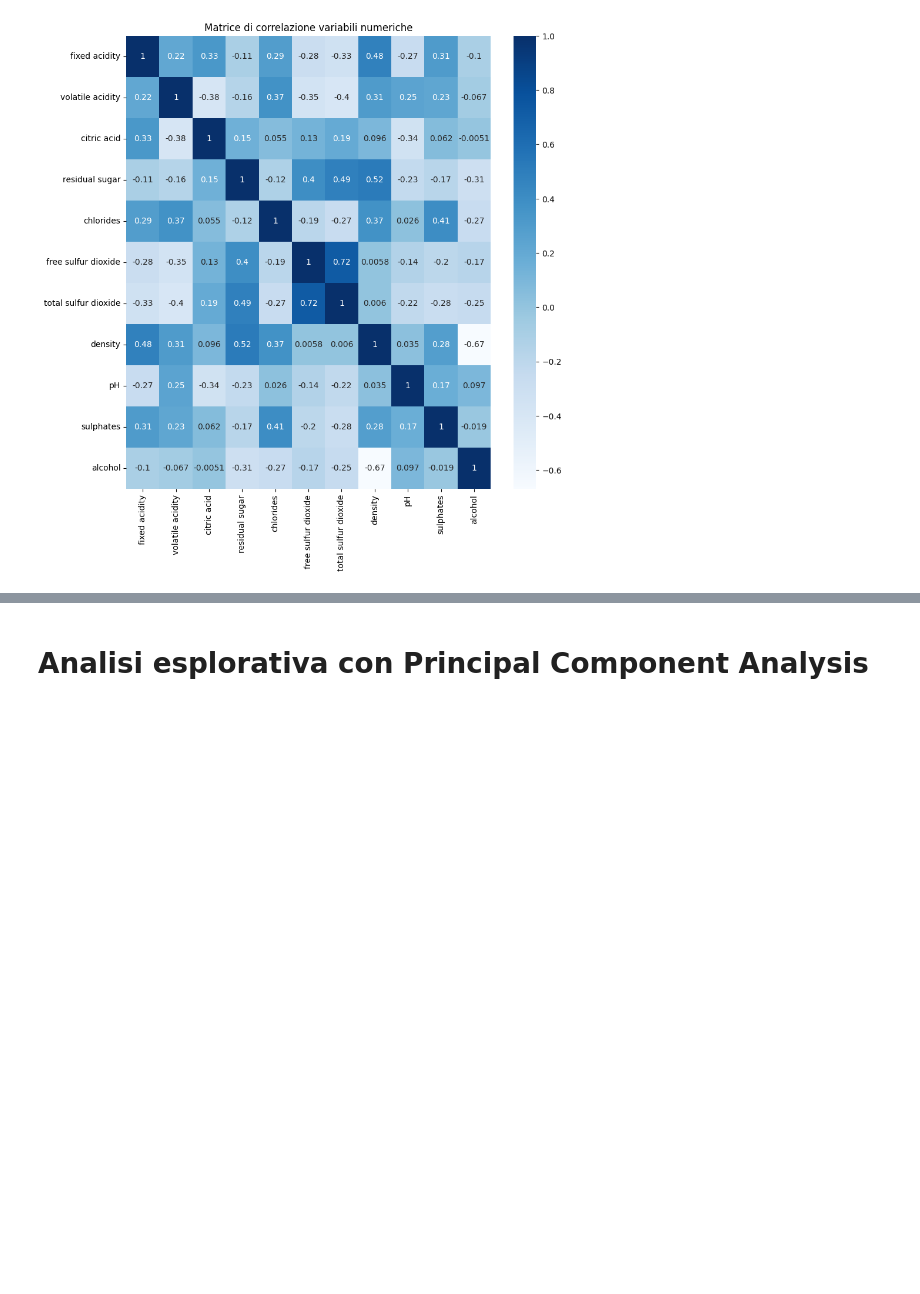
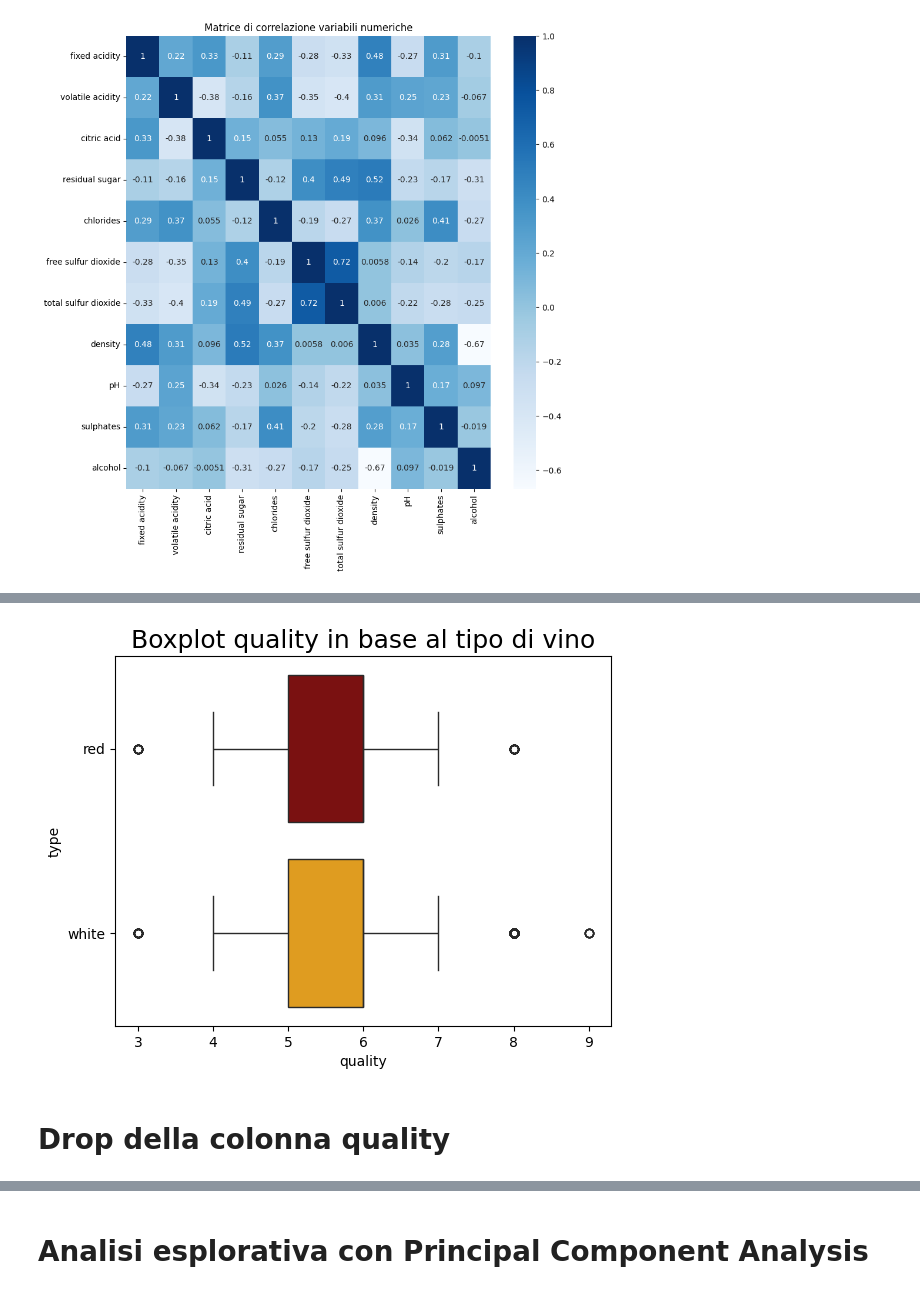
Before and after one commit to Zeptogram/ml-wine-project, a Jupyter notebook: Progetto.ipynb, the cells around one changed output, grey strips where cells are left out. Drawn from its saved outputs; the diff is of its cells as text; code cells hidden in the pictures; blank space fills up the shorter version.

```diff
--- a/Progetto.ipynb
+++ b/Progetto.ipynb
@@ -246,0 +300,14 @@ sns.heatmap(corr_matrix, annot = True, cmap = 'Blues');
+# %%
+# Boxplot che ci farà dire che possiamo droppare la colonna quality
+# Reminder: i baffi sono Q1 - 1.5 * IQR e Q3 + 1.5 * IQR
+
+plt.title("Boxplot quality in base al tipo di vino", size=18)
+ax = sns.boxplot(x=df["quality"], y=df["type"], hue=df['type'], data=df, orient='h', palette=['darkred', 'orange'])
+ax.set_yticks([0, 1])
+ax.set_yticklabels(['red', 'white'])
+plt.legend().set_visible(False)
+plt.show()
+# %% [output]
+[figure, added]
+# %% [markdown]
+# Drop della colonna quality
```
Also changed, not shown: parts of 18 cells of this notebook.
